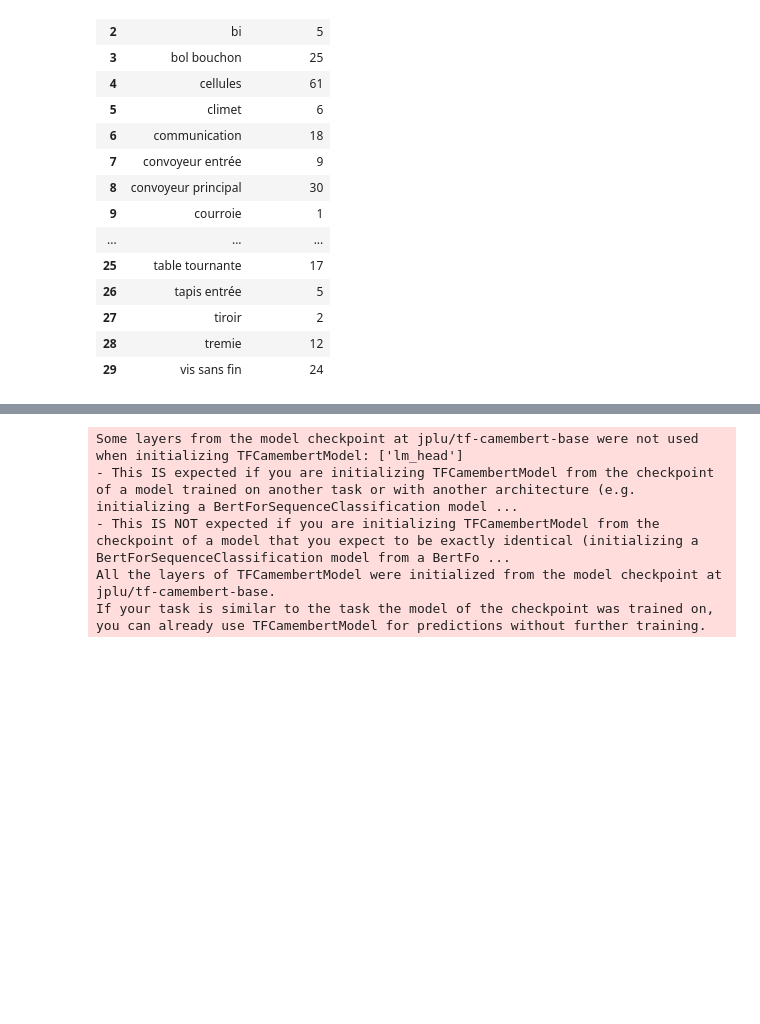
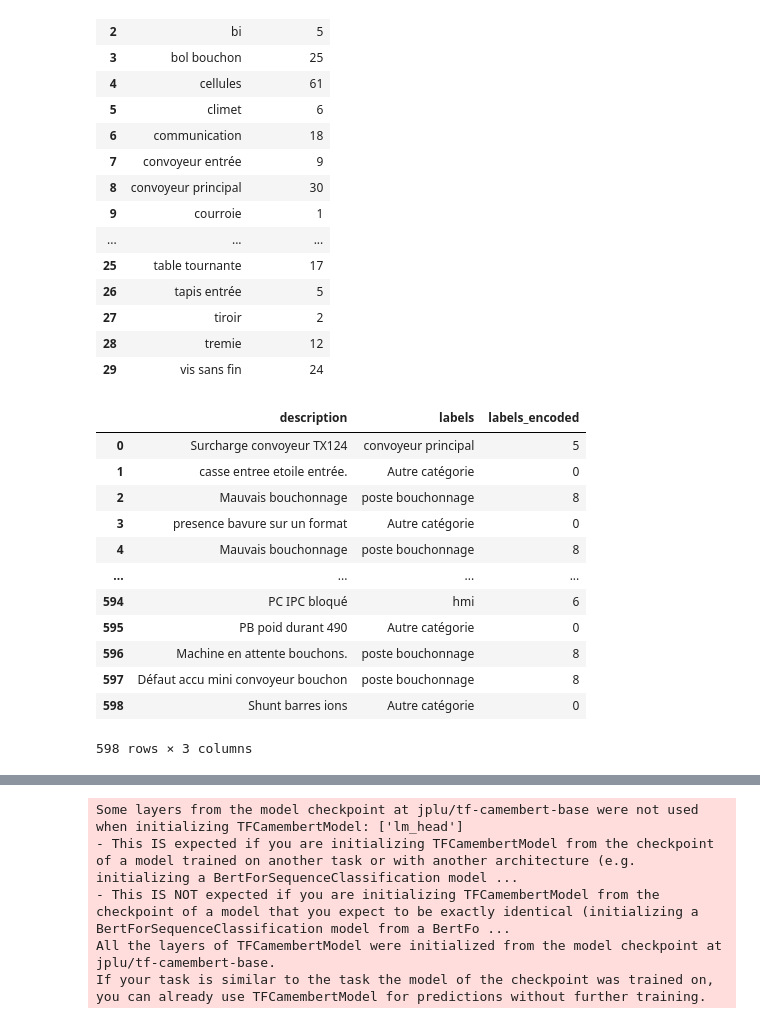
Before and after one commit to jeremy-vangansberg/machine-failure-classifier, a Jupyter notebook: model/model.ipynb, the cells around one changed output, grey strips where cells are left out. Cells and saved outputs as stored; diff of their text form; code cells hidden in the pictures; blank space fills up the shorter version.

```diff
--- a/model/model.ipynb
+++ b/model/model.ipynb
@@ -79,6 +79,22 @@ display(count)
 list_label_to_keep = result['labels'].unique()
 # %%
 df.loc[~df['labels'].isin(list_label_to_keep),"labels"] = "Autre catégorie"
+# %%
+df
+# %% [output]
+|  | description | labels | labels_encoded |
+| 0 | Surcharge convoyeur TX124 | convoyeur principal | 5 |
+| 1 | casse entree etoile entrée. | Autre catégorie | 0 |
+| 2 | Mauvais bouchonnage | poste bouchonnage | 8 |
+| 3 | presence bavure sur un format | Autre catégorie | 0 |
+| 4 | Mauvais bouchonnage | poste bouchonnage | 8 |
+| ... | ... | ... | ... |
+| 594 | PC IPC bloqué | hmi | 6 |
+| 595 | PB poid durant 490 | Autre catégorie | 0 |
+| 596 | Machine en attente bouchons. | poste bouchonnage | 8 |
+| 597 | Défaut accu mini convoyeur bouchon | poste bouchonnage | 8 |
+| 598 | Shunt barres ions | Autre catégorie | 0 |
+598 rows × 3 columns
 # %%
 from sklearn.preprocessing import LabelEncoder
 from sklearn.model_selection import train_test_split
```
Also changed, not shown: parts of 8 cells of this notebook, 2 other files.
